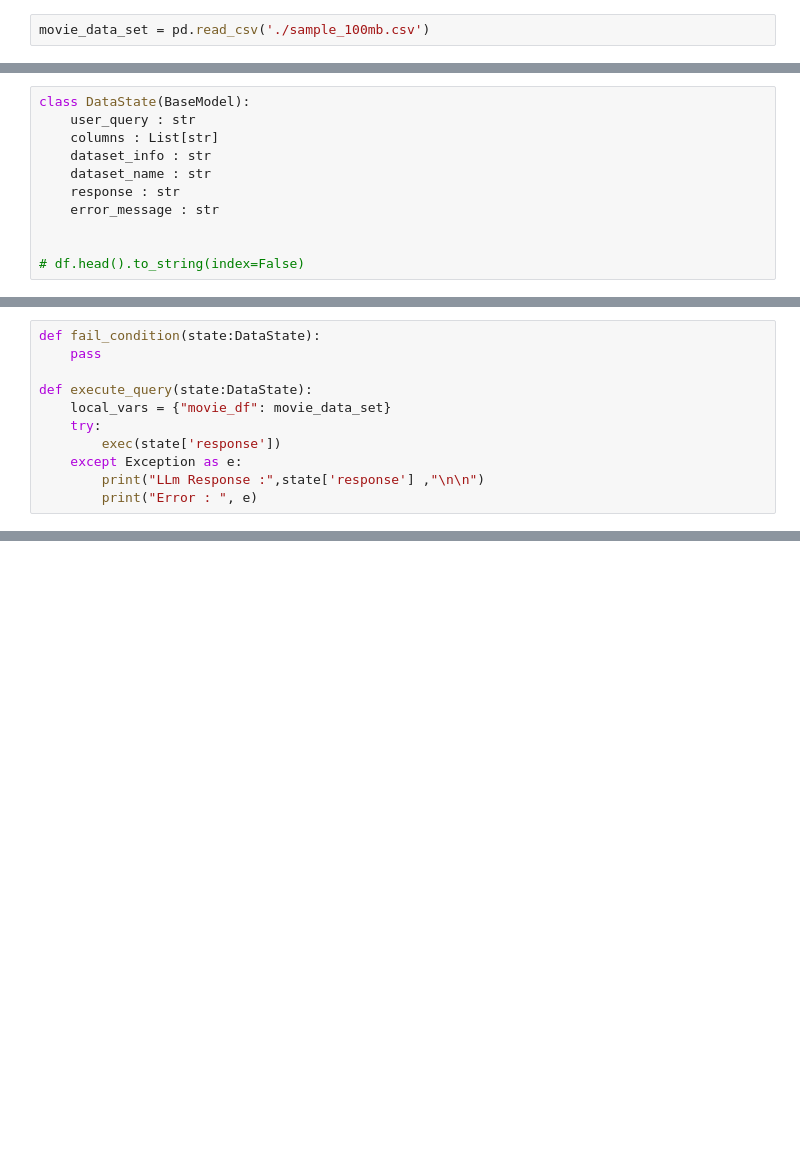
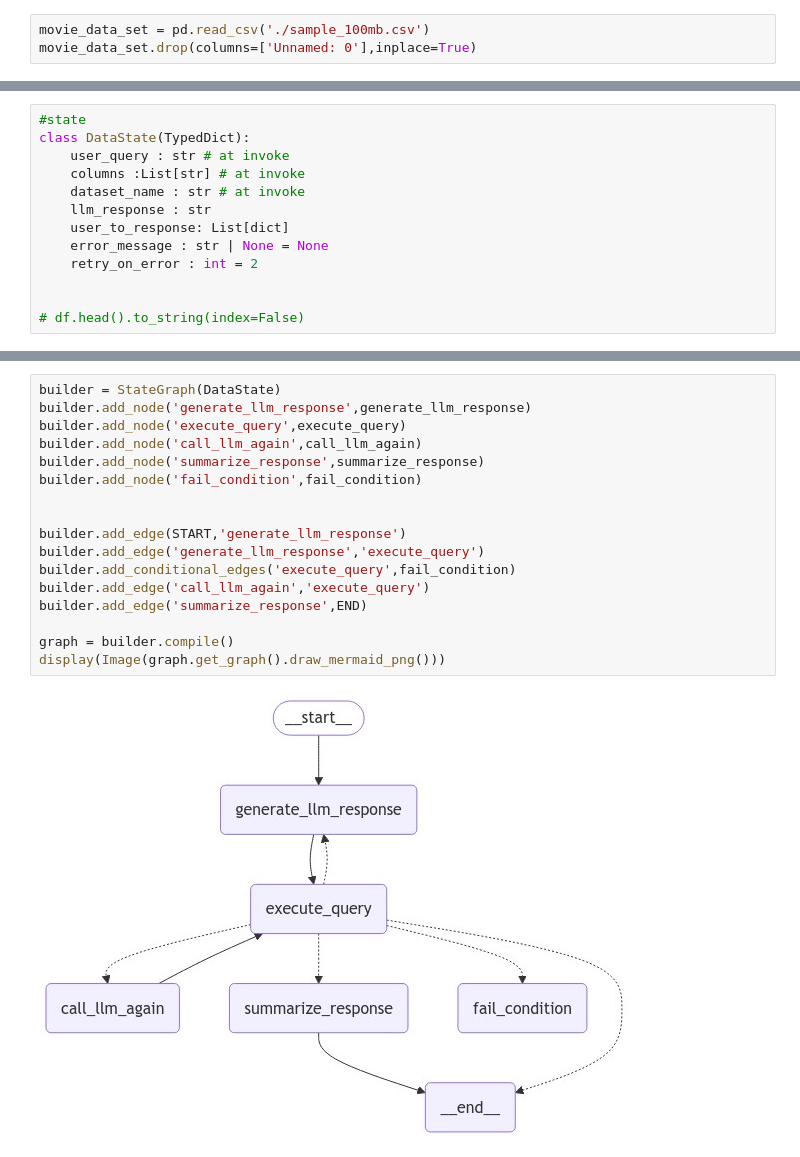
Before and after one commit to adityash97/DataScience, a Jupyter notebook: projects/netflix_data_analysis/app.ipynb, the cells around one changed output, grey strips where cells are left out. Cells and saved outputs as stored; diff of their text form; blank space fills up the shorter version.

Commit message:
graph for using AI for query data

```diff
--- a/projects/netflix_data_analysis/app.ipynb
+++ b/projects/netflix_data_analysis/app.ipynb
@@ -11,3 +13,4 @@ load_dotenv()
 llm = ChatOpenAI(model="gpt-4o-mini")
 # %%
 movie_data_set = pd.read_csv('./sample_100mb.csv')
+movie_data_set.drop(columns=['Unnamed: 0'],inplace=True)
@@ -14,11 +31,13 @@ movie_data_set = pd.read_csv('./sample_100mb.csv')
 # %%
-class DataState(BaseModel):
-    user_query : str
-    columns : List[str]
-    dataset_info : str
-    dataset_name : str
-    response : str
-    error_message : str
+#state
+class DataState(TypedDict):
+    user_query : str # at invoke
+    columns :List[str] # at invoke
+    dataset_name : str # at invoke
+    llm_response : str
+    user_to_response: List[dict]
+    error_message : str | None = None
+    retry_on_error : int = 2
 
 
 # df.head().to_string(index=False)
@@ -41,11 +70,0 @@ def generate_llm_response(state : DataState):
-# %%
-def fail_condition(state:DataState):
-    pass
-
-def execute_query(state:DataState):
-    local_vars = {"movie_df": movie_data_set}
-    try:
-        exec(state['response'])
-    except Exception as e:
-        print("LLm Response :",state['response'] ,"\n\n")
-        print("Error : ", e)
@@ -51,0 +123,19 @@ def execute_query(state:DataState):
+# %%
+builder = StateGraph(DataState)
+builder.add_node('generate_llm_response',generate_llm_response)
+builder.add_node('execute_query',execute_query)
+builder.add_node('call_llm_again',call_llm_again)
+builder.add_node('summarize_response',summarize_response)
+builder.add_node('fail_condition',fail_condition)
+
+
+builder.add_edge(START,'generate_llm_response')
+builder.add_edge('generate_llm_response','execute_query')
+builder.add_conditional_edges('execute_query',fail_condition)
+builder.add_edge('call_llm_again','execute_query')
+builder.add_edge('summarize_response',END)
+
+graph = builder.compile()
+display(Image(graph.get_graph().draw_mermaid_png()))
+# %% [output]
+[figure, added]
```
Also changed, not shown: parts of 7 cells of this notebook.
